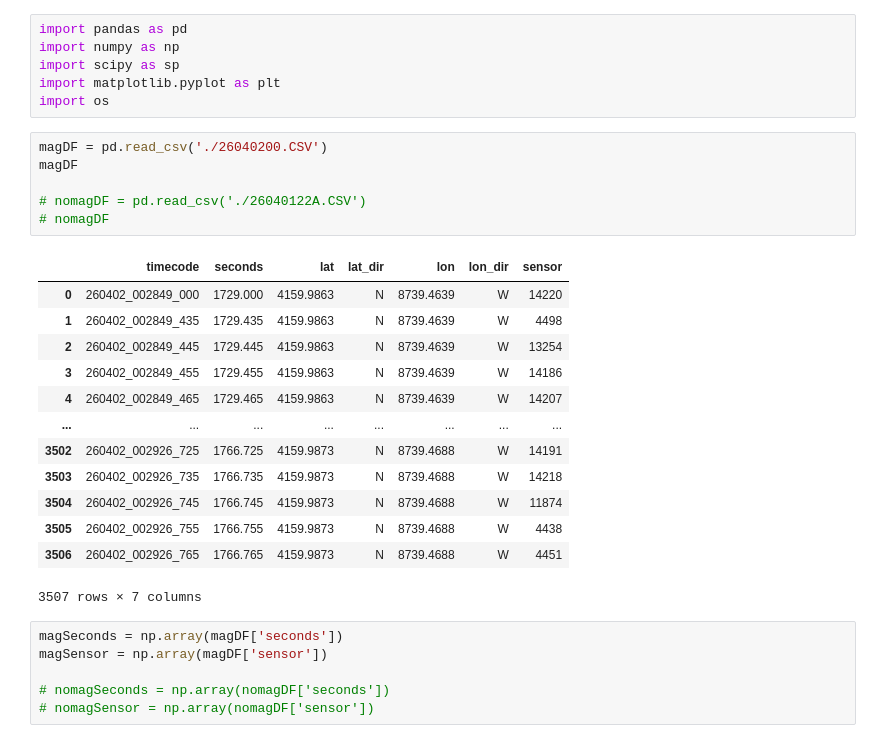
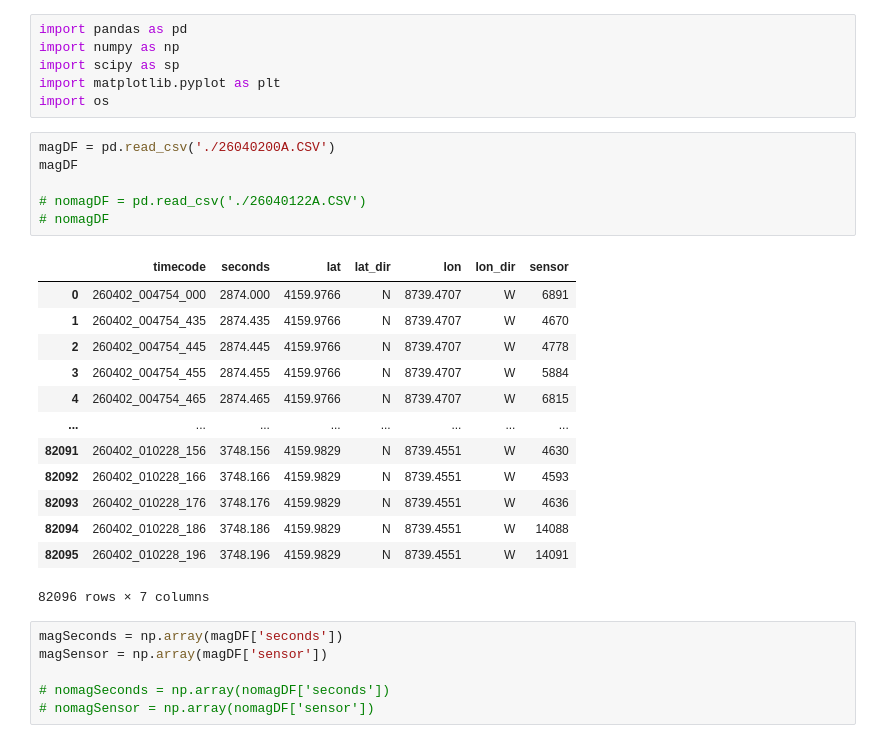
Before and after one commit to Bkorotko03/ALTrainSeismo, a Jupyter notebook: testsAndSuch/ampNoiseTest.ipynb, the cells around one changed output. Saved outputs shown, nothing was run; the diff lists cells and outputs as text.

```diff
--- a/testsAndSuch/ampNoiseTest.ipynb
+++ b/testsAndSuch/ampNoiseTest.ipynb
@@ -7,25 +7,25 @@ import scipy as sp
 import matplotlib.pyplot as plt
 import os
 # %%
-magDF = pd.read_csv('./26040200.CSV')
+magDF = pd.read_csv('./26040200A.CSV')
 magDF
 
 # nomagDF = pd.read_csv('./26040122A.CSV')
 # nomagDF
 # %% [output]
 |  | timecode | seconds | lat | lat_dir | lon | lon_dir | sensor |
-| 0 | 260402_002849_000 | 1729.000 | 4159.9863 | N | 8739.4639 | W | 14220 |
-| 1 | 260402_002849_435 | 1729.435 | 4159.9863 | N | 8739.4639 | W | 4498 |
-| 2 | 260402_002849_445 | 1729.445 | 4159.9863 | N | 8739.4639 | W | 13254 |
-| 3 | 260402_002849_455 | 1729.455 | 4159.9863 | N | 8739.4639 | W | 14186 |
-| 4 | 260402_002849_465 | 1729.465 | 4159.9863 | N | 8739.4639 | W | 14207 |
+| 0 | 260402_004754_000 | 2874.000 | 4159.9766 | N | 8739.4707 | W | 6891 |
+| 1 | 260402_004754_435 | 2874.435 | 4159.9766 | N | 8739.4707 | W | 4670 |
+| 2 | 260402_004754_445 | 2874.445 | 4159.9766 | N | 8739.4707 | W | 4778 |
+| 3 | 260402_004754_455 | 2874.455 | 4159.9766 | N | 8739.4707 | W | 5884 |
+| 4 | 260402_004754_465 | 2874.465 | 4159.9766 | N | 8739.4707 | W | 6815 |
 | ... | ... | ... | ... | ... | ... | ... | ... |
-| 3502 | 260402_002926_725 | 1766.725 | 4159.9873 | N | 8739.4688 | W | 14191 |
-| 3503 | 260402_002926_735 | 1766.735 | 4159.9873 | N | 8739.4688 | W | 14218 |
-| 3504 | 260402_002926_745 | 1766.745 | 4159.9873 | N | 8739.4688 | W | 11874 |
-| 3505 | 260402_002926_755 | 1766.755 | 4159.9873 | N | 8739.4688 | W | 4438 |
-| 3506 | 260402_002926_765 | 1766.765 | 4159.9873 | N | 8739.4688 | W | 4451 |
+| 82091 | 260402_010228_156 | 3748.156 | 4159.9829 | N | 8739.4551 | W | 4630 |
+| 82092 | 260402_010228_166 | 3748.166 | 4159.9829 | N | 8739.4551 | W | 4593 |
+| 82093 | 260402_010228_176 | 3748.176 | 4159.9829 | N | 8739.4551 | W | 4636 |
+| 82094 | 260402_010228_186 | 3748.186 | 4159.9829 | N | 8739.4551 | W | 14088 |
+| 82095 | 260402_010228_196 | 3748.196 | 4159.9829 | N | 8739.4551 | W | 14091 |
-3507 rows × 7 columns
+82096 rows × 7 columns
 # %%
 magSeconds = np.array(magDF['seconds'])
 magSensor = np.array(magDF['sensor'])
```
Also changed, not shown: parts of 3 cells of this notebook, 1 other file.
